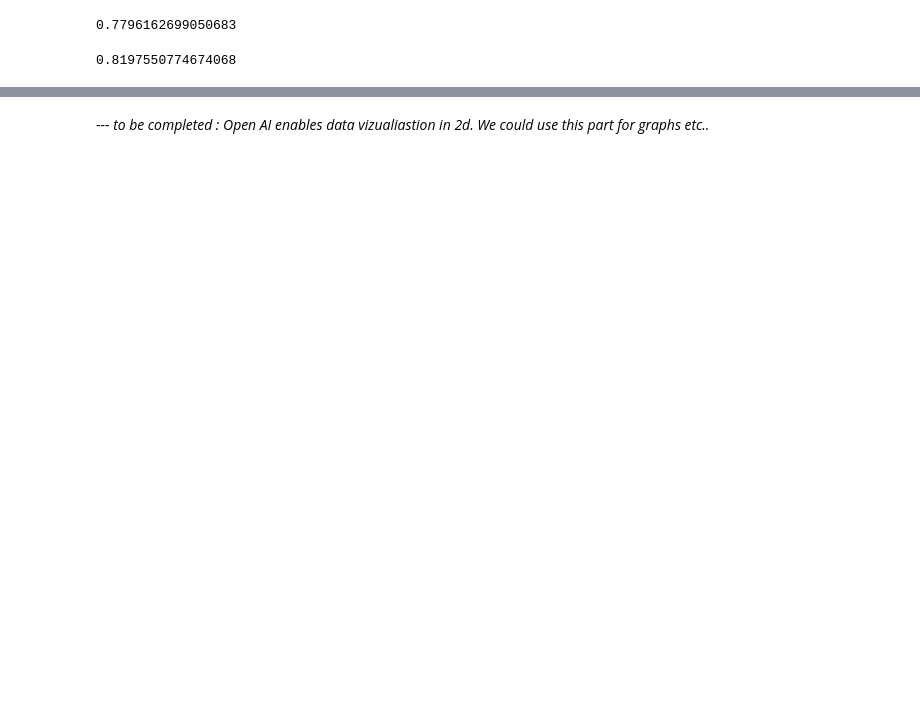
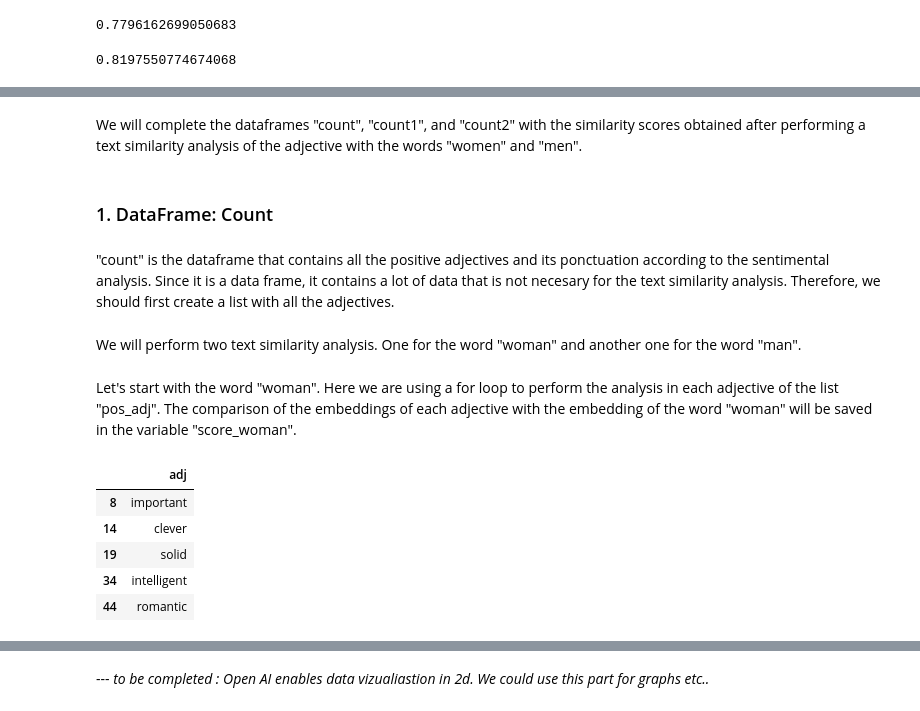
Before and after one commit to Marine-DUPUIS/Decoding-Biases-in-AI---GPT3, a Jupyter notebook: OpenAi.ipynb, the cells around one changed output, grey strips where cells are left out. Drawn from its saved outputs; the diff is of its cells as text; code cells hidden in the pictures; blank space fills up the shorter version.

```diff
--- a/OpenAi.ipynb
+++ b/OpenAi.ipynb
@@ -340,0 +347,20 @@ scores-----*
+# %% [markdown]
+We will complete the dataframes "count", "count1", and "count2" with the similarity scores obtained after performing a text similarity analysis of the adjective with the words "women" and "men".
+# %% [markdown]
+### 1. DataFrame: Count
+# %% [markdown]
+"count" is the dataframe that contains all the positive adjectives and its ponctuation according to the sentimental analysis. Since it is a data frame, it contains a lot of data that is not necesary for the text similarity analysis. Therefore, we should first create a list with all the adjectives.
+# %% [markdown]
+We will perform two text similarity analysis. One for the word "woman" and another one for the word "man".
+# %% [markdown]
+Let's start with the word "woman". Here we are using a for loop to perform the analysis in each adjective of the list "pos_adj". The comparison of the embeddings of each adjective with the embedding of the word "woman" will be saved in the variable "score_woman".
+# %%
+nd['adj'] = count['Adjectives'].head(5)
+nd
+# %% [output]
+|  | adj |
+| 8 | important |
+| 14 | clever |
+| 19 | solid |
+| 34 | intelligent |
+| 44 | romantic |
```
Also changed, not shown: parts of 36 cells of this notebook.
